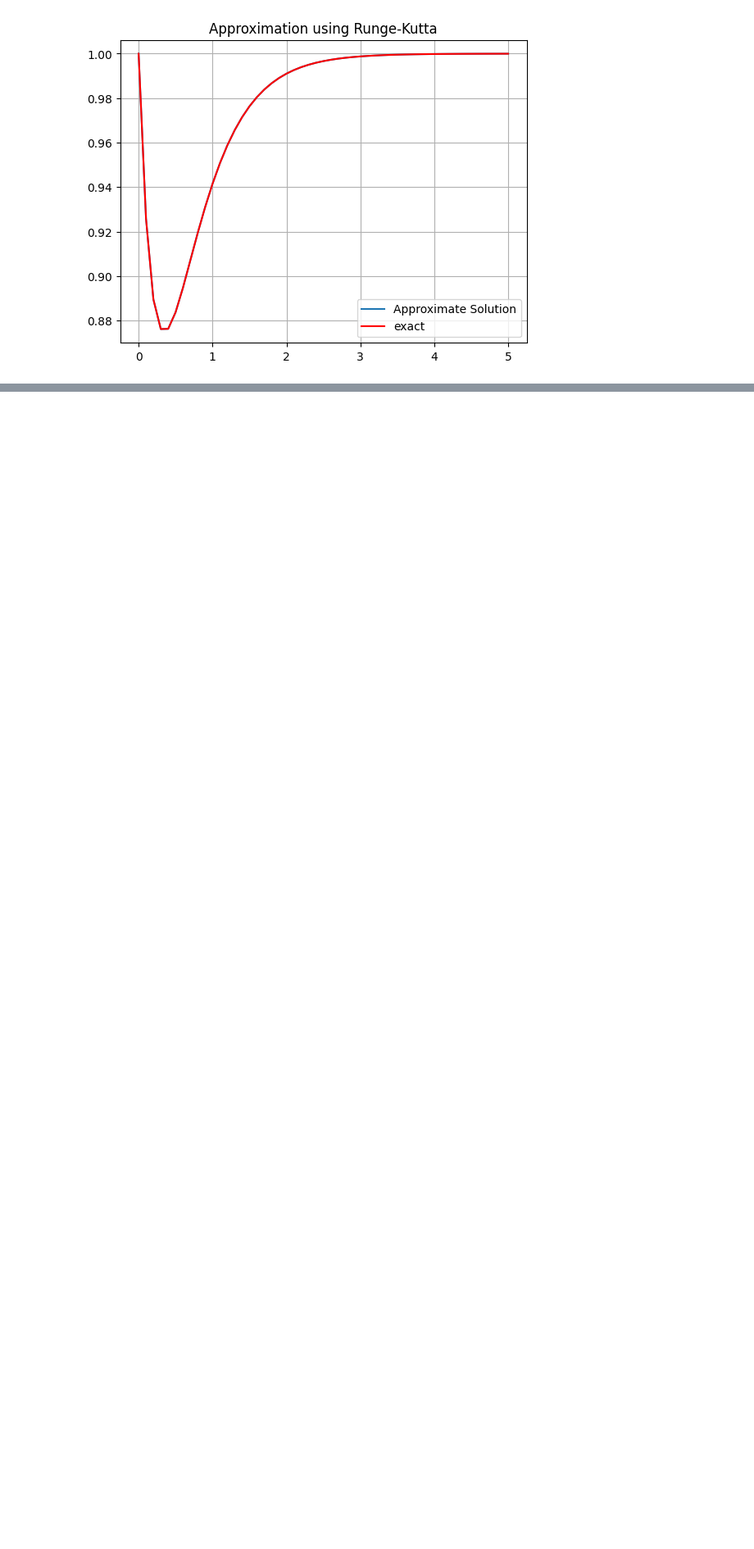
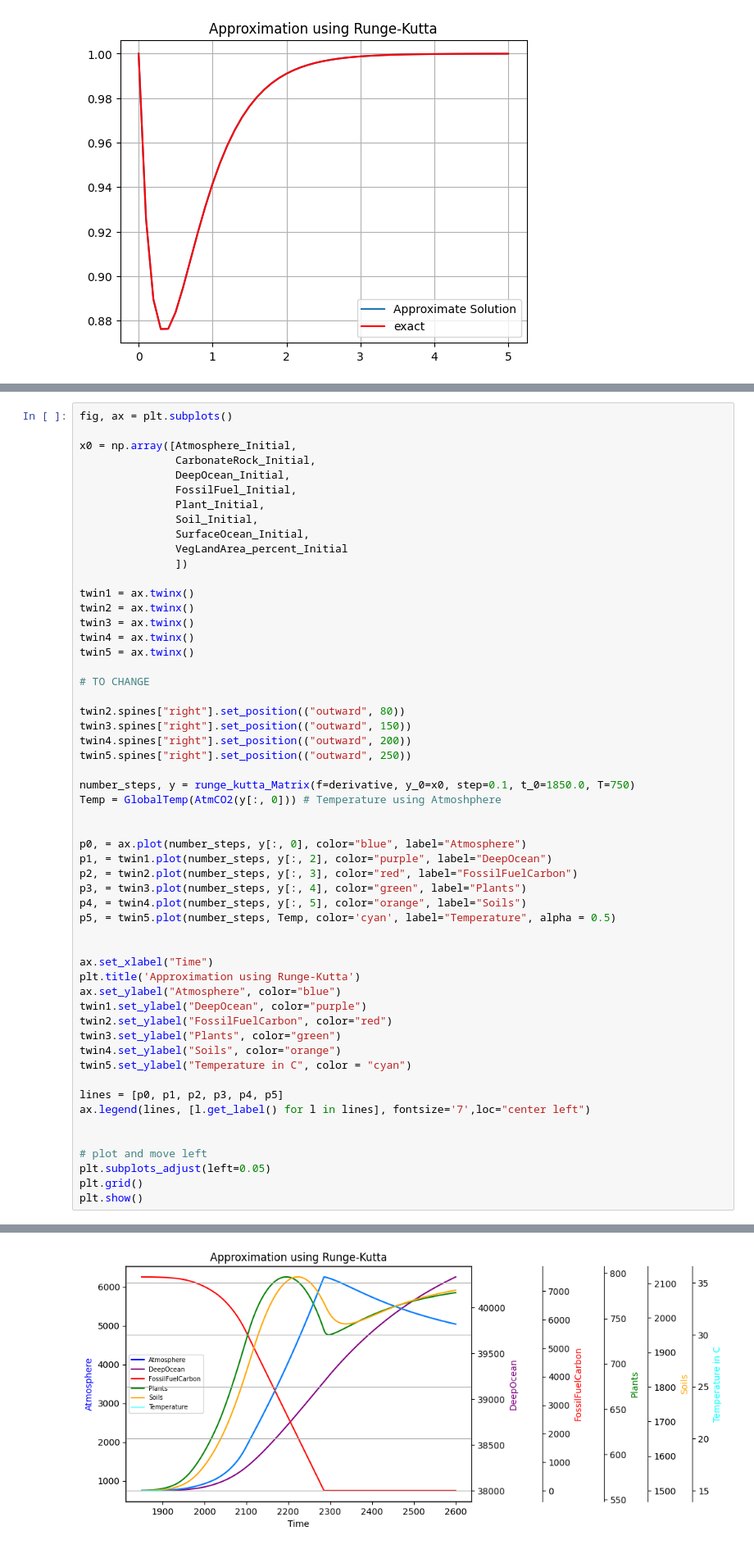
Before and after one commit to KHOUTAIBI/NumericalAnalysis, a Jupyter notebook: python/climate.ipynb, the cells around one changed output, grey strips where cells are left out. Shown at 82% size. Saved outputs shown, nothing was run; the diff lists cells and outputs as text; blank space fills up the shorter version.

```diff
--- a/python/climate.ipynb
+++ b/python/climate.ipynb
@@ -150,0 +191,56 @@ plt.show()
+# %%
+fig, ax = plt.subplots()
+
+x0 = np.array([Atmosphere_Initial,
+               CarbonateRock_Initial,
+               DeepOcean_Initial,
+               FossilFuel_Initial,
+               Plant_Initial,
+               Soil_Initial,
+               SurfaceOcean_Initial,
+               VegLandArea_percent_Initial
+               ])
+
+twin1 = ax.twinx()
+twin2 = ax.twinx()
+twin3 = ax.twinx()
+twin4 = ax.twinx()
+twin5 = ax.twinx()
+
+# TO CHANGE
+
+twin2.spines["right"].set_position(("outward", 80))
+twin3.spines["right"].set_position(("outward", 150))
+twin4.spines["right"].set_position(("outward", 200))
+twin5.spines["right"].set_position(("outward", 250))
+
+number_steps, y = runge_kutta_Matrix(f=derivative, y_0=x0, step=0.1, t_0=1850.0, T=750)
+Temp = GlobalTemp(AtmCO2(y[:, 0])) # Temperature using Atmoshphere
+
+
+p0, = ax.plot(number_steps, y[:, 0], color="blue", label="Atmosphere")
+p1, = twin1.plot(number_steps, y[:, 2], color="purple", label="DeepOcean")
+p2, = twin2.plot(number_steps, y[:, 3], color="red", label="FossilFuelCarbon")
+p3, = twin3.plot(number_steps, y[:, 4], color="green", label="Plants")
+p4, = twin4.plot(number_steps, y[:, 5], color="orange", label="Soils")
+p5, = twin5.plot(number_steps, Temp, color='cyan', label="Temperature", alpha = 0.5)
+
+
+ax.set_xlabel("Time")
+plt.title('Approximation using Runge-Kutta')
+ax.set_ylabel("Atmosphere", color="blue")
+twin1.set_ylabel("DeepOcean", color="purple")
+twin2.set_ylabel("FossilFuelCarbon", color="red")
+twin3.set_ylabel("Plants", color="green")
+twin4.set_ylabel("Soils", color="orange")
+twin5.set_ylabel("Temperature in C", color = "cyan")
+
+lines = [p0, p1, p2, p3, p4, p5]
+ax.legend(lines, [l.get_label() for l in lines], fontsize='7',loc="center left")
+
+
+# plot and move left
+plt.subplots_adjust(left=0.05)
+plt.grid()
+plt.show()
+# %% [output]
@@ -151 +248,2 @@ plt.show()
+[figure, added]
 # %%
```
Also changed, not shown: parts of 10 cells of this notebook.
